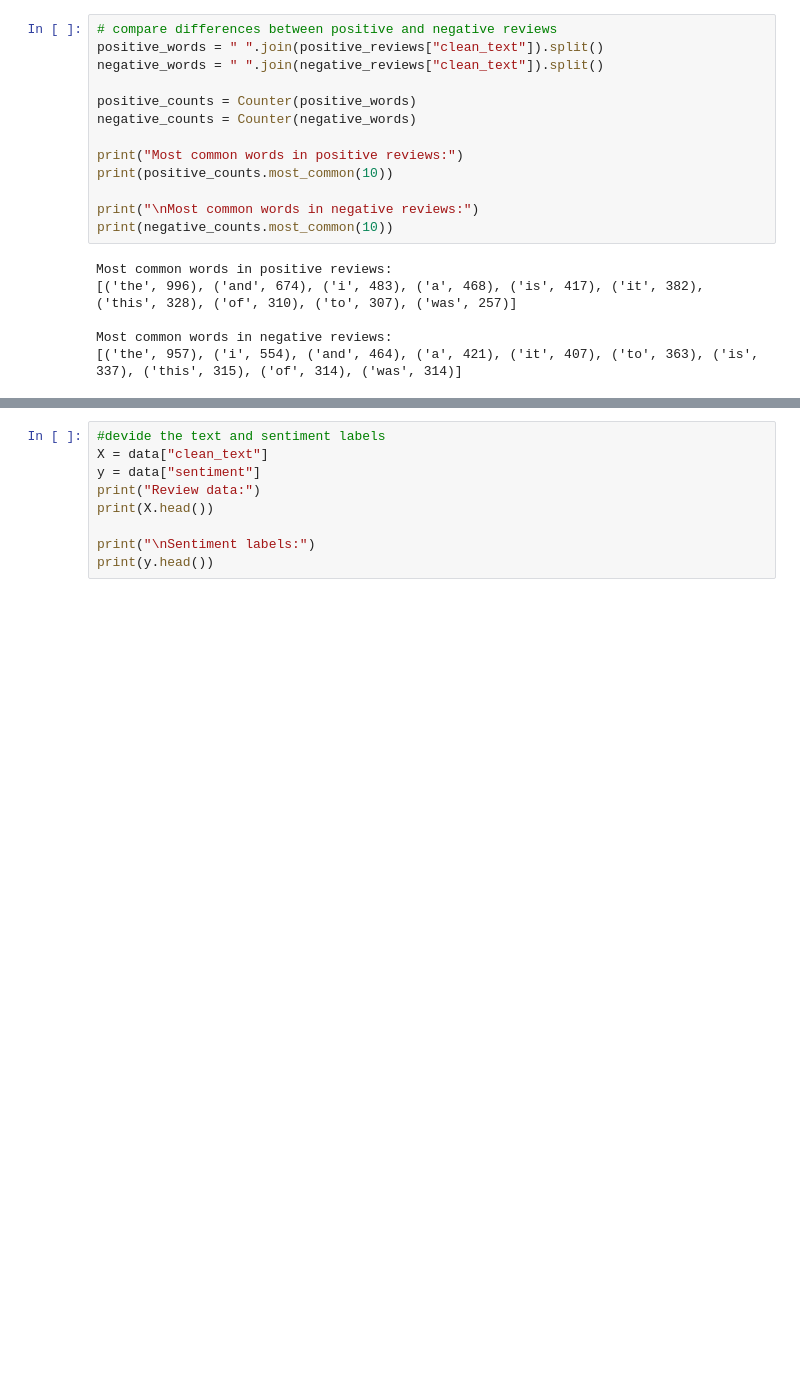
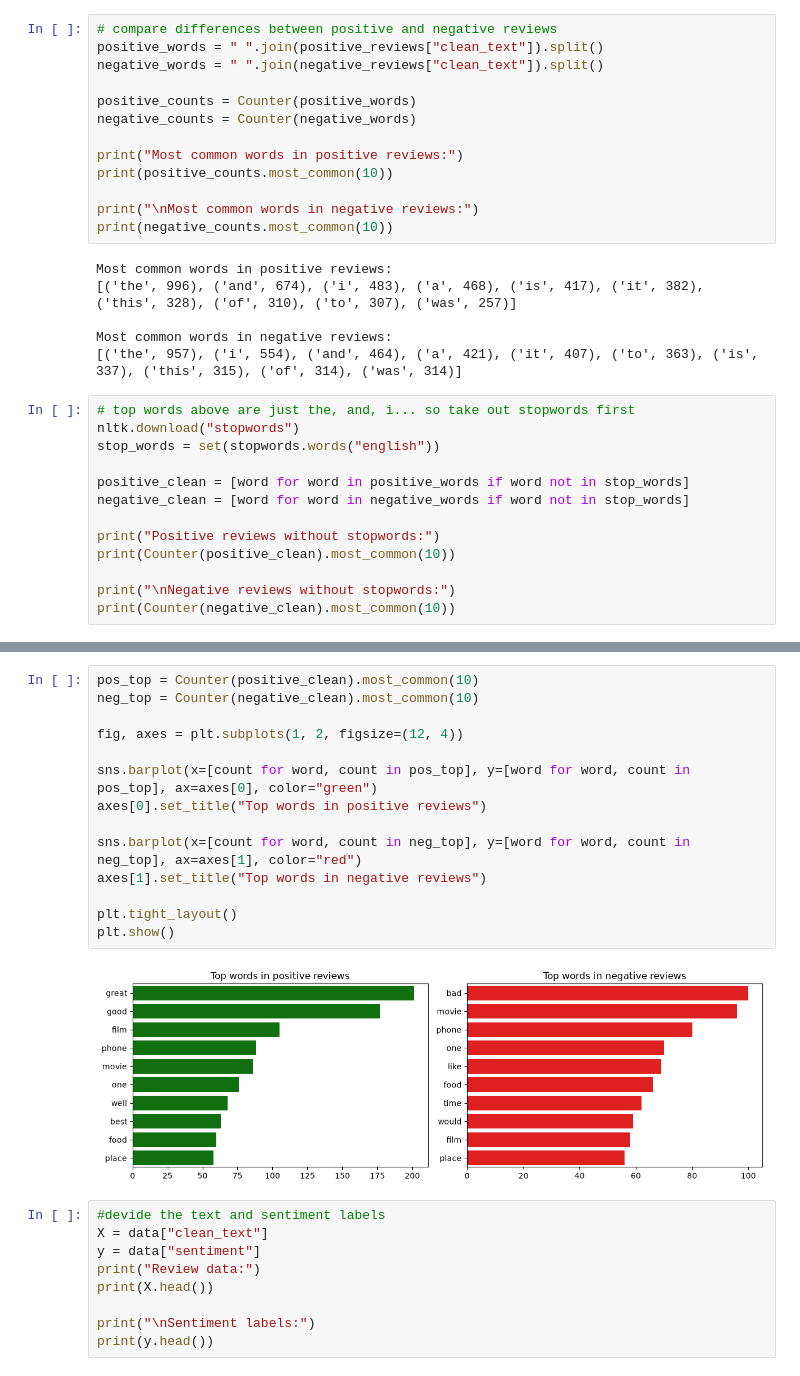
Before and after one commit to OAhewavitharane/LLM-Practical-Portfolio, a Jupyter notebook: Lab-01-Machine-Learning/notebook/Lab01_Sentiment_Analysis.ipynb, the cells around one changed output, grey strips where cells are left out. Cells and saved outputs as stored; diff of their text form; blank space fills up the shorter version.

Commit message:
Remove stopwords and chart top words for Task 3

```diff
--- a/Lab-01-Machine-Learning/notebook/Lab01_Sentiment_Analysis.ipynb
+++ b/Lab-01-Machine-Learning/notebook/Lab01_Sentiment_Analysis.ipynb
@@ -188,3 +209,16 @@ Most common words in positive reviews:
 
 Most common words in negative reviews:
 [('the', 957), ('i', 554), ('and', 464), ('a', 421), ('it', 407), ('to', 363), ('is', 337), ('this', 315), ('of', 314), ('was', 314)]
+# %%
+# top words above are just the, and, i... so take out stopwords first
+nltk.download("stopwords")
+stop_words = set(stopwords.words("english"))
+
+positive_clean = [word for word in positive_words if word not in stop_words]
+negative_clean = [word for word in negative_words if word not in stop_words]
+
+print("Positive reviews without stopwords:")
+print(Counter(positive_clean).most_common(10))
+
+print("\nNegative reviews without stopwords:")
+print(Counter(negative_clean).most_common(10))
@@ -191,3 +234,19 @@ Most common words in negative reviews:
+# %%
+pos_top = Counter(positive_clean).most_common(10)
+neg_top = Counter(negative_clean).most_common(10)
+
+fig, axes = plt.subplots(1, 2, figsize=(12, 4))
+
+sns.barplot(x=[count for word, count in pos_top], y=[word for word, count in pos_top], ax=axes[0], color="green")
+axes[0].set_title("Top words in positive reviews")
+
+sns.barplot(x=[count for word, count in neg_top], y=[word for word, count in neg_top], ax=axes[1], color="red")
+axes[1].set_title("Top words in negative reviews")
+
+plt.tight_layout()
+plt.show()
+# %% [output]
+[figure, added]
 # %%
 #devide the text and sentiment labels
 X = data["clean_text"]
```
Also changed, not shown: parts of 3 cells of this notebook.
